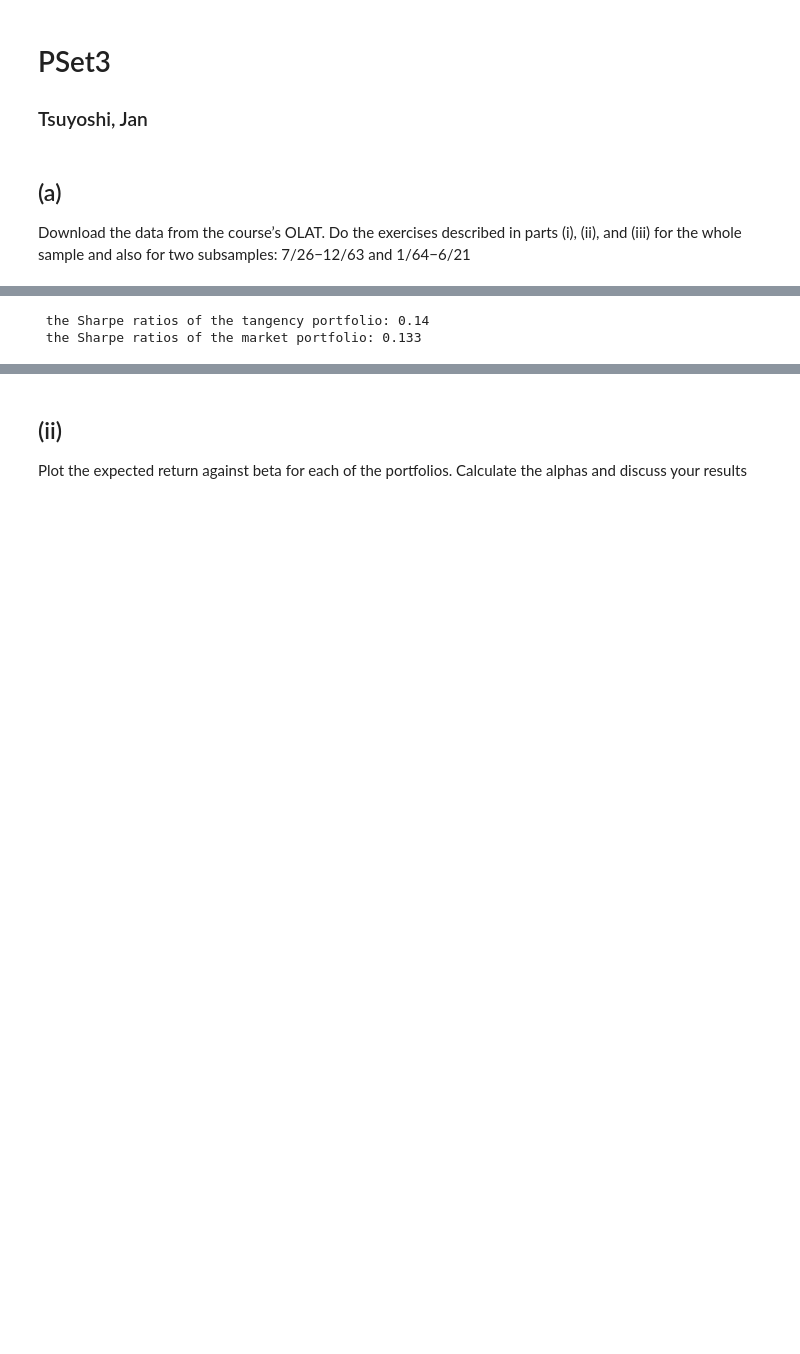
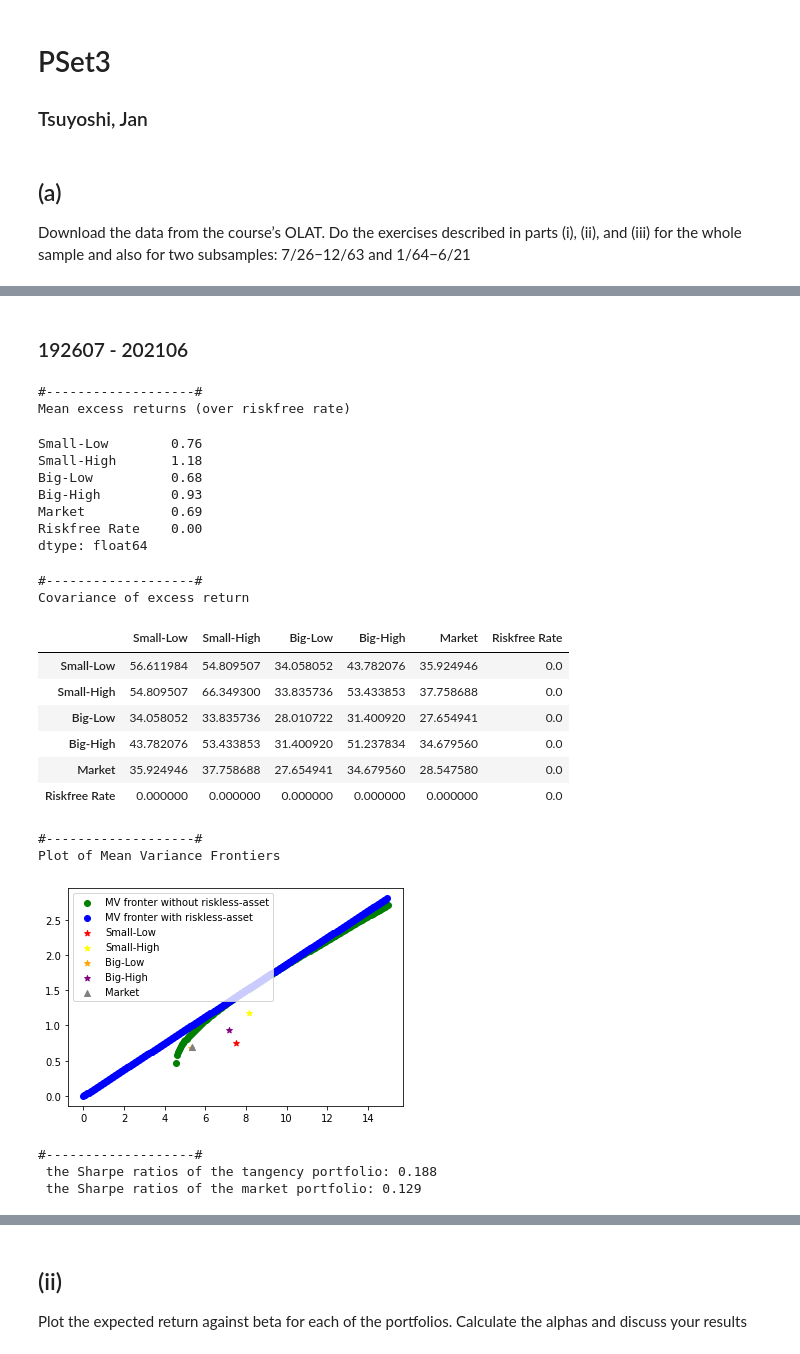
Before and after one commit to 222561/UZH_AssetPricing_Assignment, a Jupyter notebook: PSet3/Answers.ipynb, the cells around one changed output, grey strips where cells are left out. Cells and saved outputs as stored; diff of their text form; code cells hidden in the pictures; blank space fills up the shorter version.

```diff
--- a/PSet3/Answers.ipynb
+++ b/PSet3/Answers.ipynb
@@ -126,7 +119,30 @@ Plot of the two sets + each factor portfolio (x-axis: std, y-axis: mean excess r
-# %%
-# Calculate the Sharpe ratios of the tangency portfolio and the market portfolio
-print(" the Sharpe ratios of the tangency portfolio: " + str(round(port_SR(weights_opt2),3)))
-print(" the Sharpe ratios of the market portfolio: " + str(round(exrtn['Market '].mean()/exrtn['Market '].std(),3)))
-# %% [output]
- the Sharpe ratios of the tangency portfolio: 0.14
- the Sharpe ratios of the market portfolio: 0.133
+# %% [markdown]
+### 192607 - 202106
+# %%
+syyyymm,eyyyymm = 192607, 202106
+Sq1,Sm1 = run_for_i(syyyymm,eyyyymm)
+# %% [output]
+#-------------------#
+Mean excess returns (over riskfree rate)
+Small-Low        0.76
+Small-High       1.18
+Big-Low          0.68
+Big-High         0.93
+Market           0.69
+Riskfree Rate    0.00
+dtype: float64
+#-------------------#
+Covariance of excess return
+|  | Small-Low | Small-High | Big-Low | Big-High | Market | Riskfree Rate |
+| Small-Low | 56.611984 | 54.809507 | 34.058052 | 43.782076 | 35.924946 | 0.0 |
+| Small-High | 54.809507 | 66.349300 | 33.835736 | 53.433853 | 37.758688 | 0.0 |
+| Big-Low | 34.058052 | 33.835736 | 28.010722 | 31.400920 | 27.654941 | 0.0 |
+| Big-High | 43.782076 | 53.433853 | 31.400920 | 51.237834 | 34.679560 | 0.0 |
+| Market | 35.924946 | 37.758688 | 27.654941 | 34.679560 | 28.547580 | 0.0 |
+| Riskfree Rate | 0.000000 | 0.000000 | 0.000000 | 0.000000 | 0.000000 | 0.0 |
+#-------------------#
+Plot of Mean Variance Frontiers
+[figure, added]
+#-------------------#
+ the Sharpe ratios of the tangency portfolio: 0.188
+ the Sharpe ratios of the market portfolio: 0.129
```
Also changed, not shown: parts of 30 cells of this notebook.
